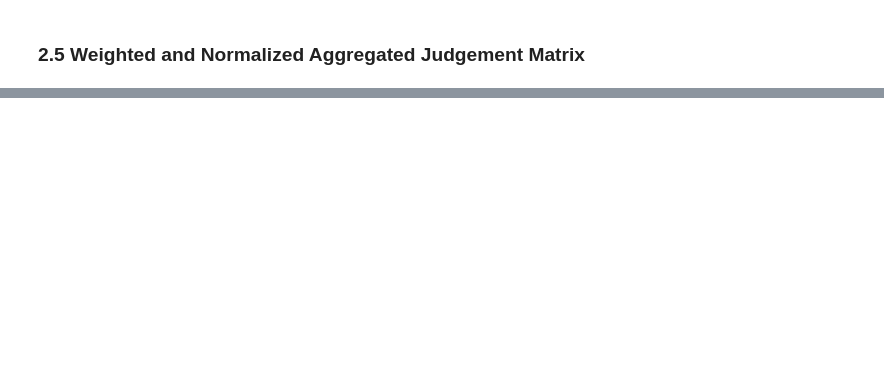
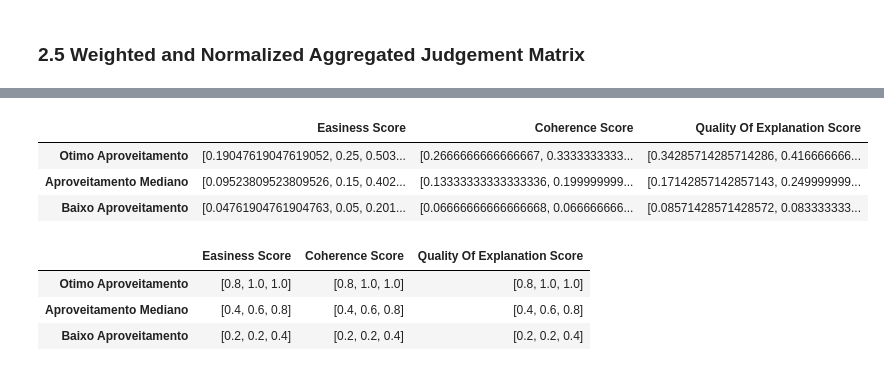
Before and after one commit to Pedro4064/MCDM-Fuzzy---GDE, a Jupyter notebook: src/fuzzy_analysis.ipynb, the cells around one changed output, grey strips where cells are left out. Cells and saved outputs as stored; diff of their text form; code cells hidden in the pictures; blank space fills up the shorter version.

```diff
--- a/src/fuzzy_analysis.ipynb
+++ b/src/fuzzy_analysis.ipynb
@@ -233,0 +241,5 @@ weighted_professors_scores.shape[0]
+# %%
+for criteria in ['Coherence Score', 'Easiness Score', 'Quality Of Explanation Score']:
+    scores_matrix = np.stack(professors_scores_fuzzy_aggregation_df[criteria])
+    u_max = np.max(scores_matrix, axis=0)[2]
+    classes_df[criteria] = classes_df[criteria] / u_max
@@ -233,0 +248,23 @@ weighted_professors_scores.shape[0]
+# %%
+weighted_classes_df = classes_df.copy()
+for criteria in ['Coherence Score', 'Easiness Score', 'Quality Of Explanation Score']:
+    fuzzy_weight = np.stack(decision_makers_aggregated_optinions_df.loc[criteria])
+    class_matrix = np.stack(classes_df[criteria])
+    weighted_criteria_matrix = np.multiply(class_matrix, fuzzy_weight)
+
+    for row_index, value in enumerate(weighted_criteria_matrix):
+        weighted_classes_df.at[weighted_classes_df.index[row_index], criteria] = value
+# %%
+weighted_classes_df
+# %% [output]
+|  | Easiness Score | Coherence Score | Quality Of Explanation Score |
+| Otimo Aproveitamento | [0.19047619047619052, 0.25, 0.503... | [0.2666666666666667, 0.3333333333... | [0.34285714285714286, 0.416666666... |
+| Aproveitamento Mediano | [0.09523809523809526, 0.15, 0.402... | [0.13333333333333336, 0.199999999... | [0.17142857142857143, 0.249999999... |
+| Baixo Aproveitamento | [0.04761904761904763, 0.05, 0.201... | [0.06666666666666668, 0.066666666... | [0.08571428571428572, 0.083333333... |
+# %%
+classes_df
+# %% [output]
+|  | Easiness Score | Coherence Score | Quality Of Explanation Score |
+| Otimo Aproveitamento | [0.8, 1.0, 1.0] | [0.8, 1.0, 1.0] | [0.8, 1.0, 1.0] |
+| Aproveitamento Mediano | [0.4, 0.6, 0.8] | [0.4, 0.6, 0.8] | [0.4, 0.6, 0.8] |
+| Baixo Aproveitamento | [0.2, 0.2, 0.4] | [0.2, 0.2, 0.4] | [0.2, 0.2, 0.4] |
```
Also changed, not shown: parts of 12 cells of this notebook.
